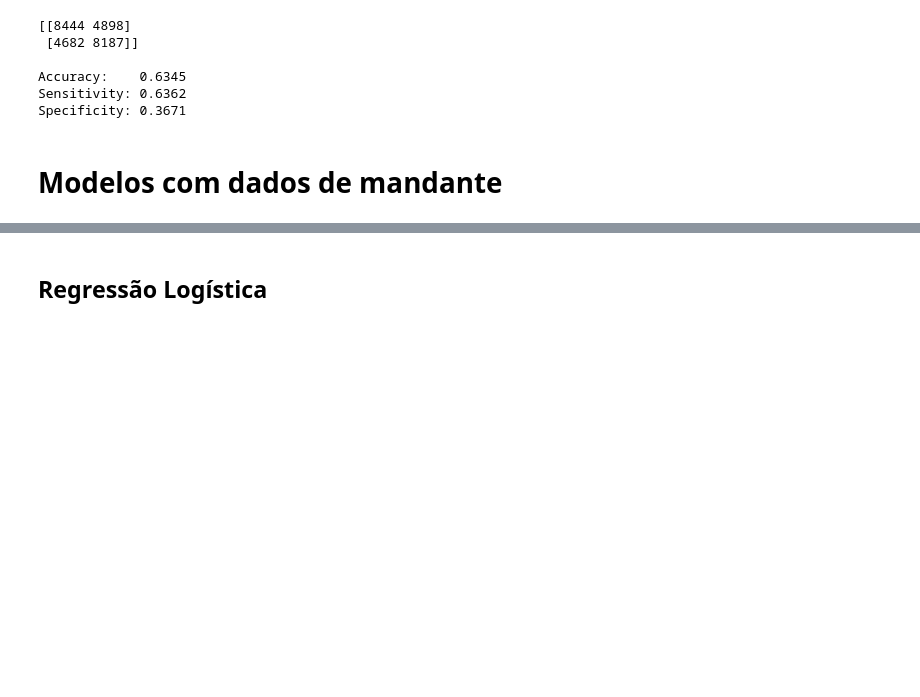
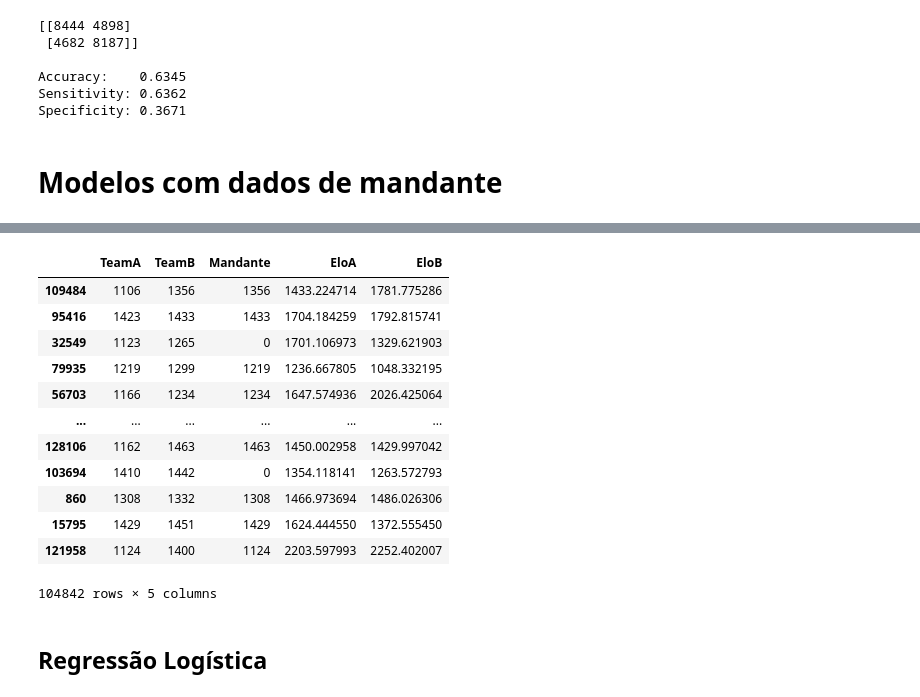
Before and after one commit to NicolasCho/projeto_ML, a Jupyter notebook: ML.ipynb, the cells around one changed output, grey strips where cells are left out. Cells and saved outputs as stored; diff of their text form; code cells hidden in the pictures; blank space fills up the shorter version.

```diff
--- a/ML.ipynb
+++ b/ML.ipynb
@@ -613,6 +613,22 @@ y_trainM = train_setM['TeamAWins']
 
 X_testM = test_setM.drop(columns=['TeamAWins'])
 y_testM = test_setM['TeamAWins']
+# %%
+X_trainM
+# %% [output]
+|  | TeamA | TeamB | Mandante | EloA | EloB |
+| 109484 | 1106 | 1356 | 1356 | 1433.224714 | 1781.775286 |
+| 95416 | 1423 | 1433 | 1433 | 1704.184259 | 1792.815741 |
+| 32549 | 1123 | 1265 | 0 | 1701.106973 | 1329.621903 |
+| 79935 | 1219 | 1299 | 1219 | 1236.667805 | 1048.332195 |
+| 56703 | 1166 | 1234 | 1234 | 1647.574936 | 2026.425064 |
+| ... | ... | ... | ... | ... | ... |
+| 128106 | 1162 | 1463 | 1463 | 1450.002958 | 1429.997042 |
+| 103694 | 1410 | 1442 | 0 | 1354.118141 | 1263.572793 |
+| 860 | 1308 | 1332 | 1308 | 1466.973694 | 1486.026306 |
+| 15795 | 1429 | 1451 | 1429 | 1624.444550 | 1372.555450 |
+| 121958 | 1124 | 1400 | 1124 | 2203.597993 | 2252.402007 |
+104842 rows × 5 columns
 # %% [markdown]
 ## Regressão Logística
 # %%
```
Also changed, not shown: parts of 8 cells of this notebook, 2 other files.
